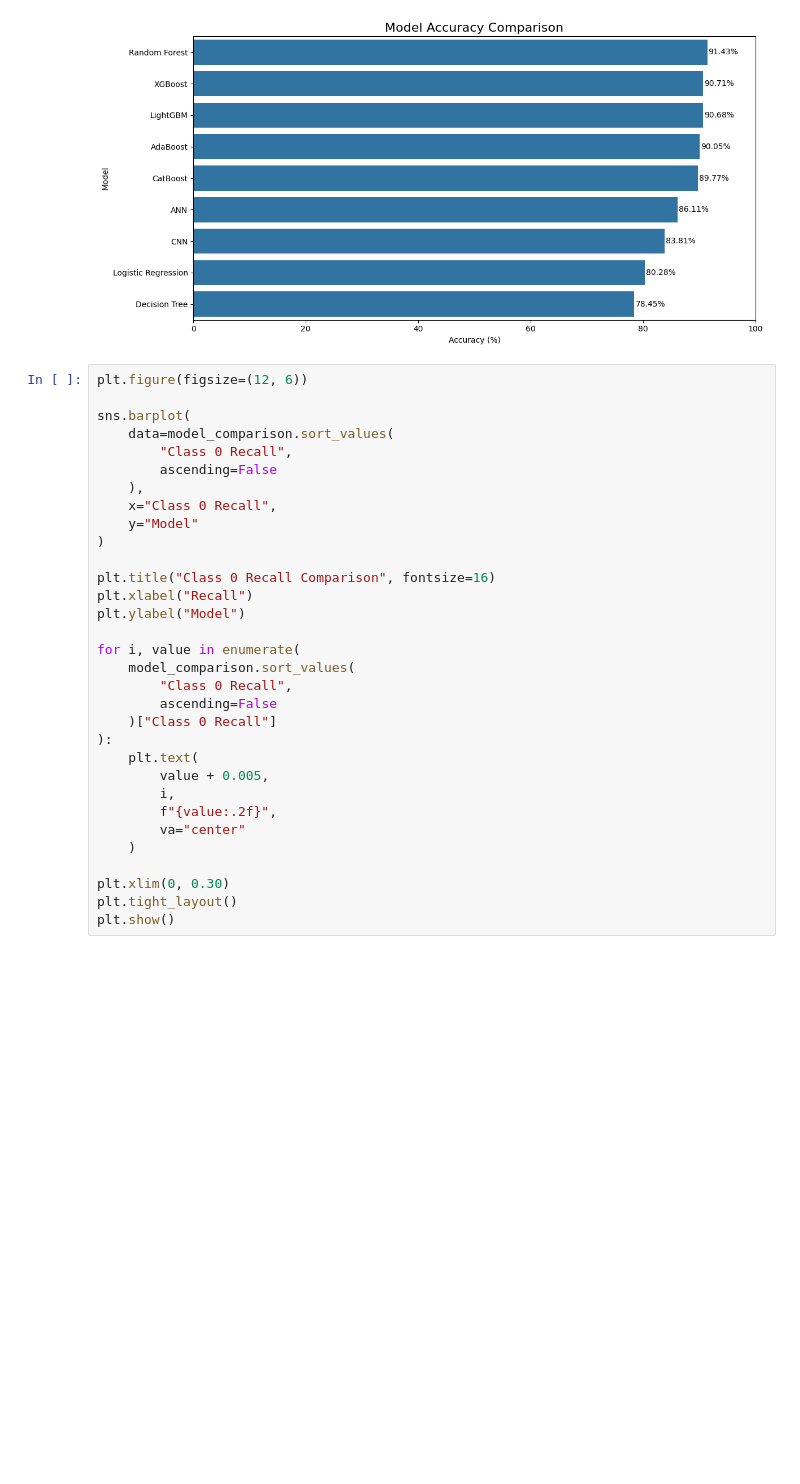
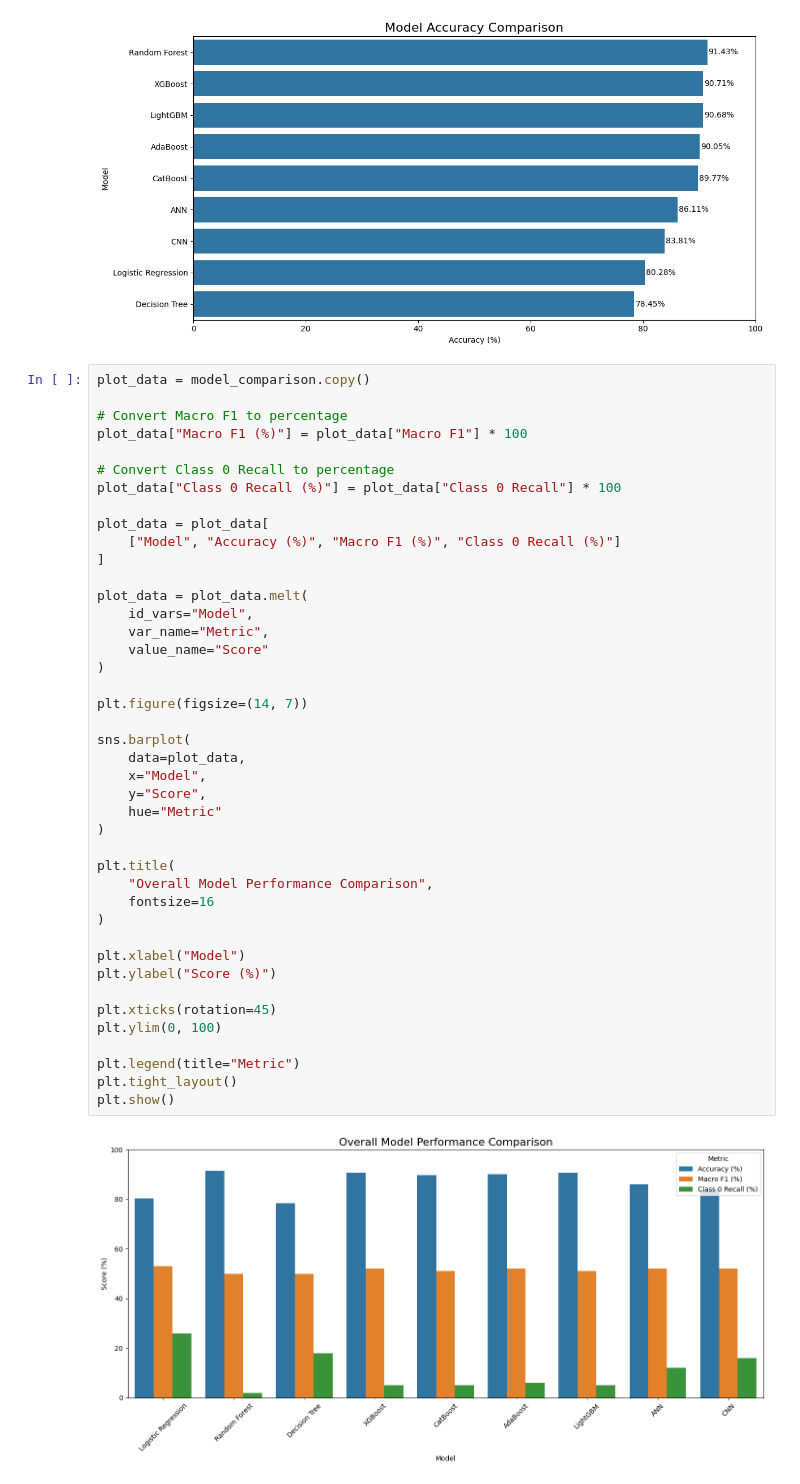
Before and after one commit to samifahim07/PsychWell-Predictive-Modeling, a Jupyter notebook: mental_health.ipynb, the cells around one changed output. Cells and saved outputs as stored; diff of their text form; blank space fills up the shorter version.

Commit message:
Implement feature X to enhance user experience and optimize performance

```diff
--- a/mental_health.ipynb
+++ b/mental_health.ipynb
@@ -1410,35 +1410,47 @@ plt.tight_layout()
 plt.show()
 # %% [output]
 [figure]
-# %%
-plt.figure(figsize=(12, 6))
-
-sns.barplot(
-    data=model_comparison.sort_values(
-        "Class 0 Recall",
-        ascending=False
-    ),
-    x="Class 0 Recall",
-    y="Model"
-)
-
-plt.title("Class 0 Recall Comparison", fontsize=16)
-plt.xlabel("Recall")
-plt.ylabel("Model")
-
-for i, value in enumerate(
-    model_comparison.sort_values(
-        "Class 0 Recall",
-        ascending=False
-    )["Class 0 Recall"]
-):
-    plt.text(
-        value + 0.005,
-        i,
-        f"{value:.2f}",
-        va="center"
-    )
-
-plt.xlim(0, 0.30)
-plt.tight_layout()
-plt.show()
+# %%
+plot_data = model_comparison.copy()
+
+# Convert Macro F1 to percentage
+plot_data["Macro F1 (%)"] = plot_data["Macro F1"] * 100
+
+# Convert Class 0 Recall to percentage
+plot_data["Class 0 Recall (%)"] = plot_data["Class 0 Recall"] * 100
+
+plot_data = plot_data[
+    ["Model", "Accuracy (%)", "Macro F1 (%)", "Class 0 Recall (%)"]
+]
+
+plot_data = plot_data.melt(
+    id_vars="Model",
+    var_name="Metric",
+    value_name="Score"
+)
+
+plt.figure(figsize=(14, 7))
+
+sns.barplot(
+    data=plot_data,
+    x="Model",
+    y="Score",
+    hue="Metric"
+)
+
+plt.title(
+    "Overall Model Performance Comparison",
+    fontsize=16
+)
+
+plt.xlabel("Model")
+plt.ylabel("Score (%)")
+
+plt.xticks(rotation=45)
+plt.ylim(0, 100)
+
+plt.legend(title="Metric")
+plt.tight_layout()
+plt.show()
+# %% [output]
+[figure, added]
```
